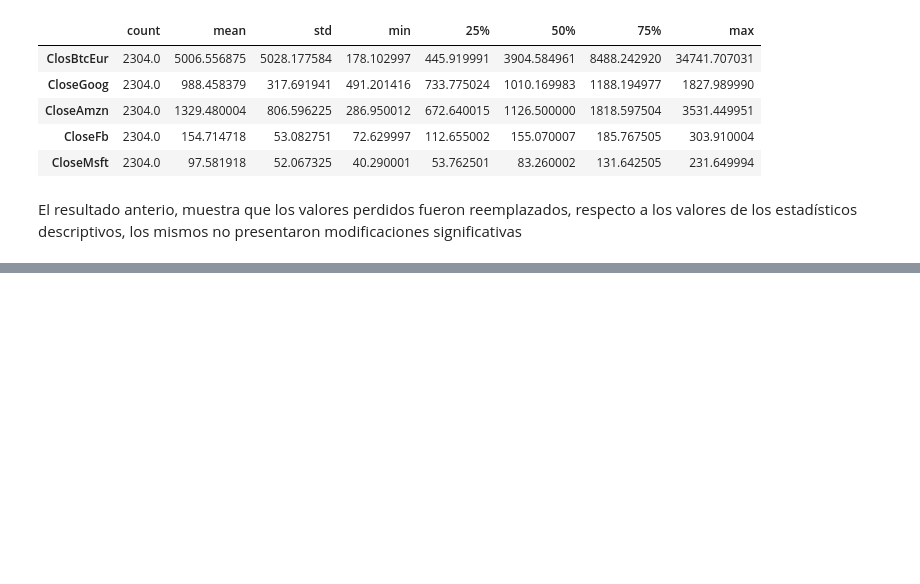
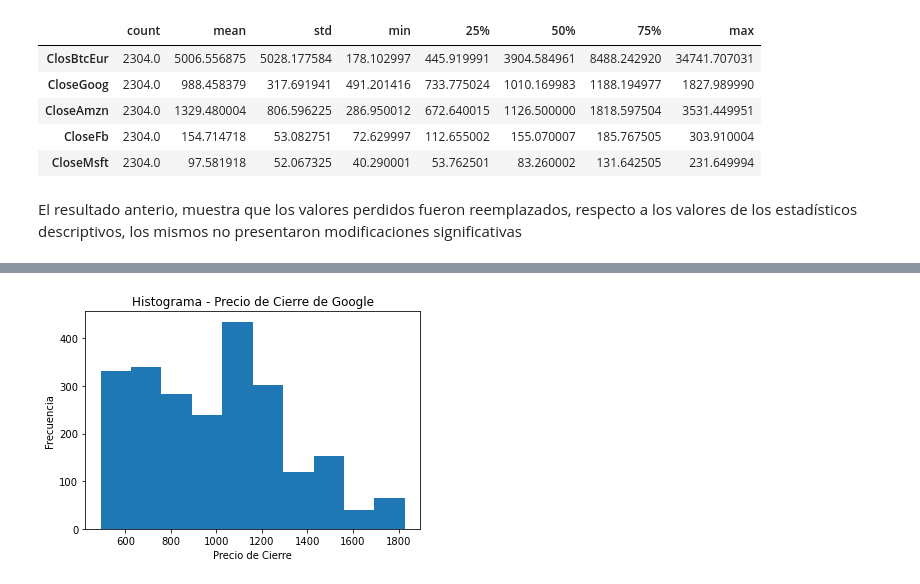
Before and after one commit to SergioDevAlcalde/tfmTelefonica, a Jupyter notebook: script01_LecturaDatosDescriptivosBasicos.ipynb, the cells around one changed output, grey strips where cells are left out. Saved outputs shown, nothing was run; the diff lists cells and outputs as text; code cells hidden in the pictures; blank space fills up the shorter version.

```diff
--- a/script01_LecturaDatosDescriptivosBasicos.ipynb
+++ b/script01_LecturaDatosDescriptivosBasicos.ipynb
@@ -216,0 +244,8 @@ El resultado anterio, muestra que los valores perdidos fueron reemplazados, resp
+# %%
+plt.hist(x=df_combinado.iloc[:,1])
+plt.title('Histograma - Precio de Cierre de Google')
+plt.xlabel('Precio de Cierre')
+plt.ylabel('Frecuencia')
+plt.show()
+# %% [output]
+[figure, added]
```
Also changed, not shown: parts of 49 cells of this notebook.
